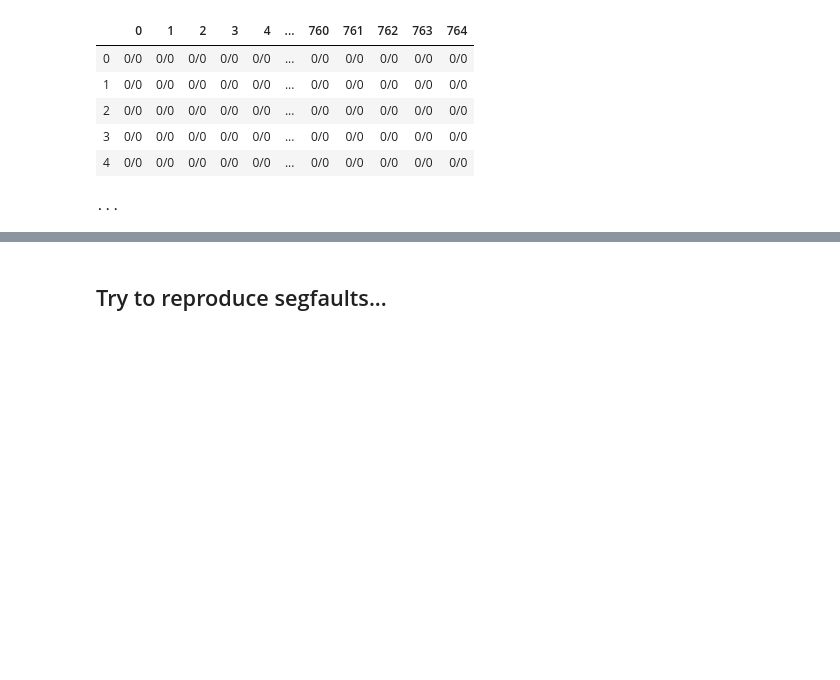
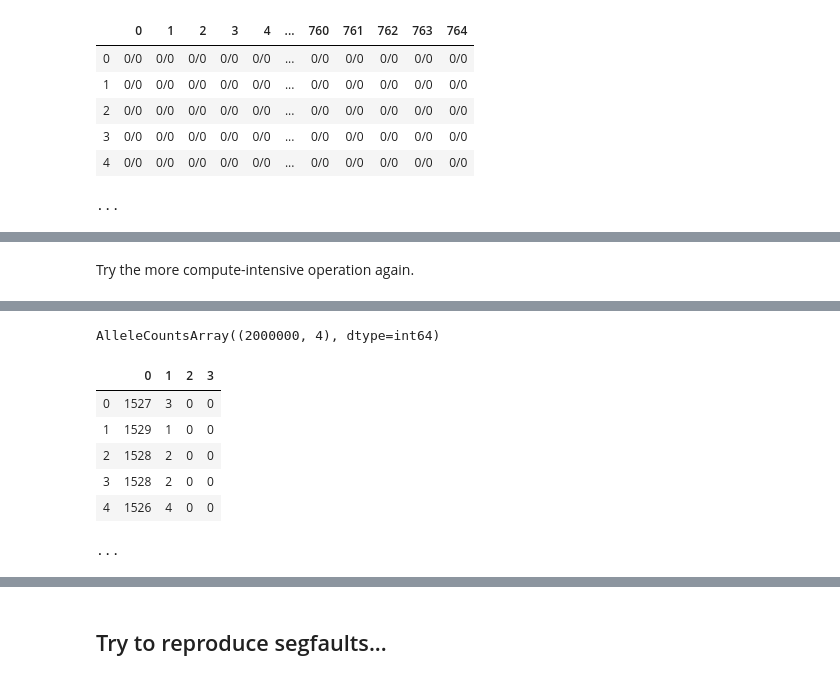
Before and after one commit to cggh/scikit-allel, a Jupyter notebook: notebooks/sandbox/dask_bcolz.ipynb, the cells around one changed output, grey strips where cells are left out. Saved outputs shown, nothing was run; the diff lists cells and outputs as text; code cells hidden in the pictures; blank space fills up the shorter version.

```diff
--- a/notebooks/sandbox/dask_bcolz.ipynb
+++ b/notebooks/sandbox/dask_bcolz.ipynb
@@ -290,0 +342,6 @@ bcolz.blosc_set_nthreads(4)
+# %% [markdown]
+Try the more compute-intensive operation again.
+# %%
+bcolz.blosc_set_nthreads(1)
+%time gd.count_alleles().compute(num_workers=4)
+# %% [output]
@@ -290,0 +350,8 @@ bcolz.blosc_set_nthreads(4)
+AlleleCountsArray((2000000, 4), dtype=int64)
+|  | 0 | 1 | 2 | 3 |
+| 0 | 1527 | 3 | 0 | 0 |
+| 1 | 1529 | 1 | 0 | 0 |
+| 2 | 1528 | 2 | 0 | 0 |
+| 3 | 1528 | 2 | 0 | 0 |
+| 4 | 1526 | 4 | 0 | 0 |
+...
```
Also changed, not shown: parts of 21 cells of this notebook.
